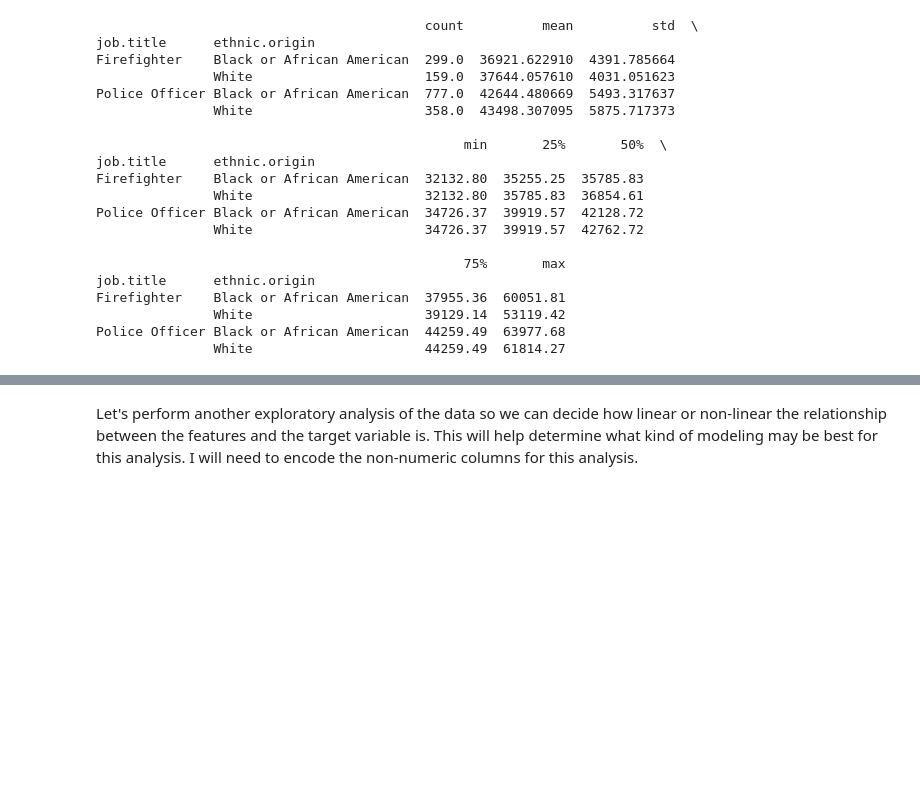
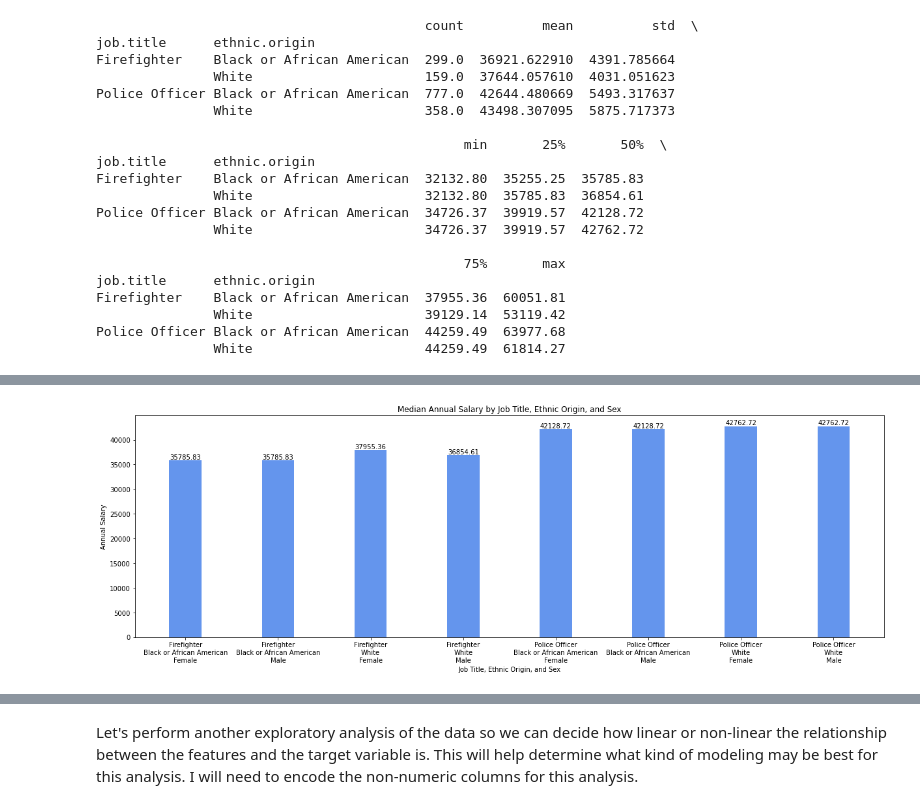
Before and after one commit to clarkkon/Salary-and-Identity-Information-Analysis-for-Atlanta-City-Employees, a Jupyter notebook: index.ipynb, the cells around one changed output, grey strips where cells are left out. Saved outputs shown, nothing was run; the diff lists cells and outputs as text; code cells hidden in the pictures; blank space fills up the shorter version.

```diff
--- a/index.ipynb
+++ b/index.ipynb
@@ -654,0 +657,6 @@ median for black police officer 42128, median for white police officer 42762 (63
+# %%
+# Group by 'ethnic.origin' and 'job.title' and calculate descriptive statistics of 'annual.salary'
+grouped_stats2 = df2.groupby(['job.title', 'ethnic.origin', 'sex'])['annual.salary'].describe()
+
+# Print the grouped descriptive statistics
+print(grouped_stats2)
@@ -654,0 +681,35 @@ median for black police officer 42128, median for white police officer 42762 (63
+# %%
+# Extract the median values from the descriptive statistics
+median_values = grouped_stats2['50%']
+
+# Define the positions for the bars
+bar_width = 0.35
+index = np.arange(len(grouped_stats2))
+
+# Create a figure and axis
+fig, ax = plt.subplots(figsize=(17, 6))
+
+# Plot the median values shifted by the bar width
+bars = ax.bar(index, median_values, bar_width, color='cornflowerblue', label='Median')
+
+# Set the x-axis ticks and labels
+ax.set_xticks(index)
+ax.set_xticklabels(['\n'.join(label) for label in grouped_stats2.index], rotation=0, ha='center')
+
+# Set the axis labels and title
+ax.set_xlabel('Job Title, Ethnic Origin, and Sex')
+ax.set_ylabel('Annual Salary')
+ax.set_title('Median Annual Salary by Job Title, Ethnic Origin, and Sex')
+
+# Add a legend
+ax.legend().remove()
+
+# Add the median salary values as annotations on top of each bar
+for bar, median in zip(bars, median_values):
+    ax.text(bar.get_x() + bar.get_width() / 2, bar.get_height(), f'{median:.2f}', ha='center', va='bottom')
+
+# Show the plot
+plt.tight_layout()
+plt.show()
+# %% [output]
+[figure, added]
```
Also changed, not shown: parts of 17 cells of this notebook.
